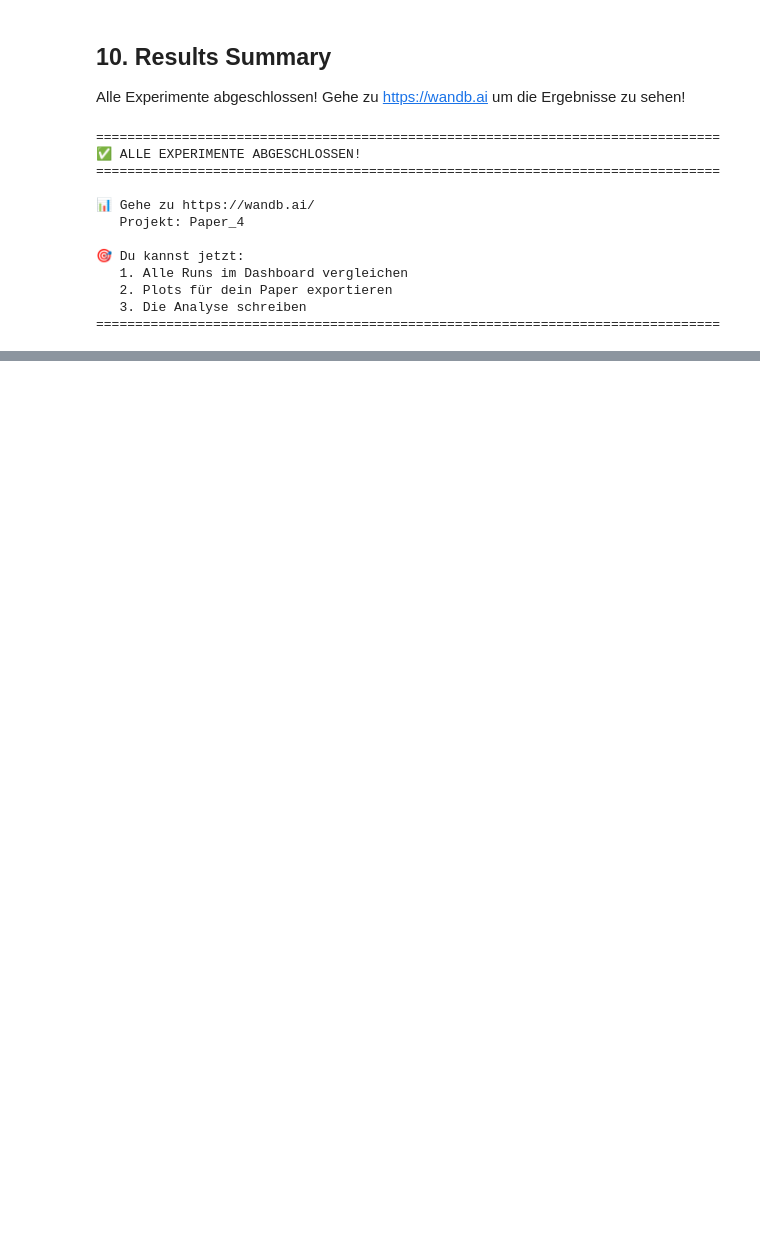
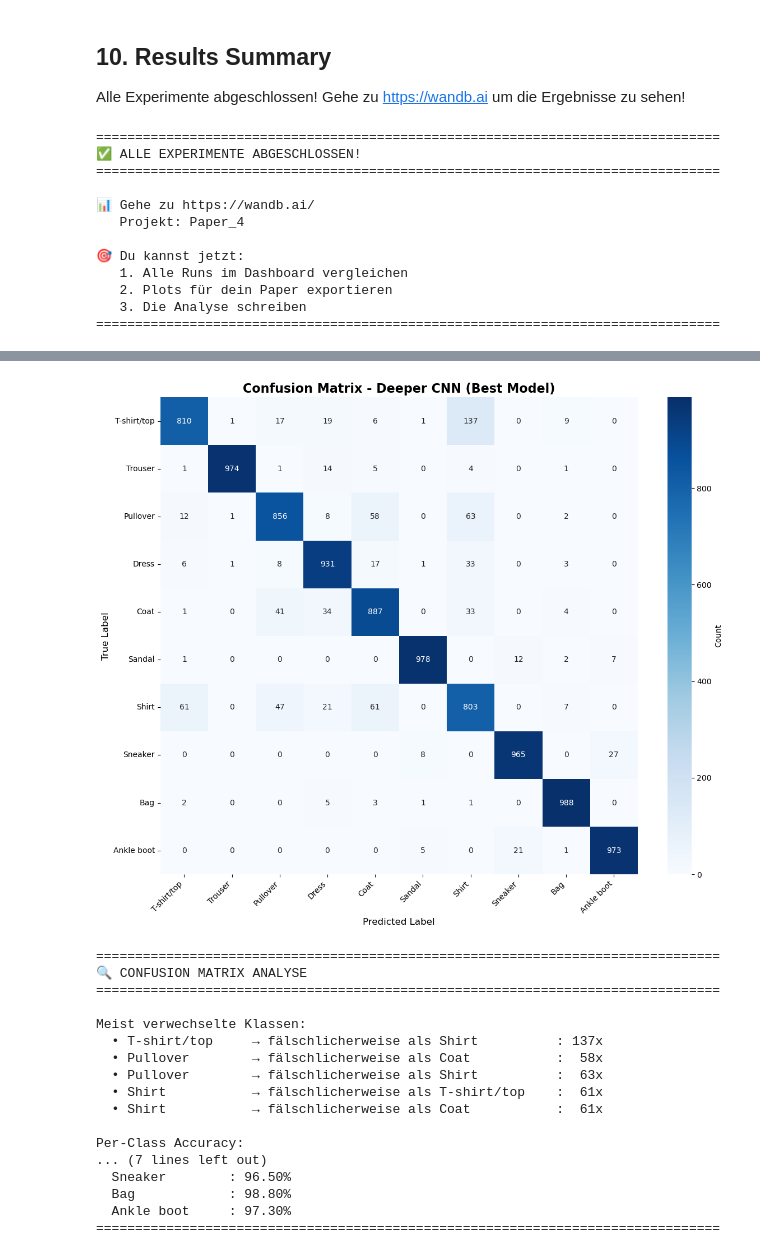
Before and after one commit to AnoukHecht/Paper_4, a Jupyter notebook: Paper_4_preloading.ipynb, the cells around one changed output, grey strips where cells are left out. Drawn from its saved outputs; the diff is of its cells as text; code cells hidden in the pictures; blank space fills up the shorter version.

```diff
--- a/Paper_4_preloading.ipynb
+++ b/Paper_4_preloading.ipynb
@@ -62,6 +88,8 @@ Hier laden wir ALLE Daten in den RAM - viel schneller!
 # ============================================
 # DATA LOADING MIT PRELOADING
 # ============================================
+
+data_loading_start = time.time()
 
 print("📦 Lade Fashion-MNIST in den Arbeitsspeicher...")
 
@@ -124,8 +152,12 @@ test_loader = DataLoader(
     batch_size=BATCH_SIZE, shuffle=False
 )
 
+# Zeit tracken
+time_tracker['data_loading'] = time.time() - data_loading_start
+
 print(f"✅ Daten geladen!")
 print(f"Train: {len(train_indices)}, Val: {len(val_indices)}, Test: {len(test_labels)}")
+print(f"⏱️  Data Loading Zeit: {time_tracker['data_loading']:.1f}s ({time_tracker['data_loading']/60:.1f} min)")
 # %% [output]
 📦 Lade Fashion-MNIST in den Arbeitsspeicher...
 ⚡ Preloading in RAM...
@@ -265,11 +298,15 @@ print("✅ Models definiert!")
 def train_model(model, config, project_name="Paper_4"):
     """Trainiert Modell und loggt zu W&B - OHNE wandb.watch()"""
 
+    # Experiment-spezifischer Timer
+    exp_start_time = time.time()
+    exp_name = config.get('run_name', 'experiment')
+
     # W&B init
     run = wandb.init(
         project=project_name,
         config=config,
-        name=config.get('run_name', 'experiment'),
+        name=exp_name,
         reinit=True
     )
 
@@ -288,7 +325,7 @@ def train_model(model, config, project_name="Paper_4"):
         model.train()
         train_loss, train_correct, train_total = 0.0, 0, 0
 
-        for images, labels in tqdm(train_loader, desc=f'Epoch {epoch+1}/{config.get("epochs", EPOCHS)}'):
+        for images, labels in tqdm(train_loader, desc=f'Epoch {epoch+1}/{config.get("epochs", EPOCHS)}', leave=False):
             images, labels = images.to(DEVICE), labels.to(DEVICE)
 
             optimizer.zero_grad()
@@ -357,7 +394,12 @@ def train_model(model, config, project_name="Paper_4"):
         'parameters': count_parameters(model)
     })
 
+    # Speichere Experiment-Zeit im globalen Tracker
+    exp_total_time = time.time() - exp_start_time
+    time_tracker['experiments'][exp_name] = exp_total_time
+
     print(f'✅ Training Complete! Best Val Acc: {best_val_acc:.2f}%')
+    print(f'⏱️  Experiment Zeit: {exp_total_time:.1f}s ({exp_total_time/60:.1f} min)')
     wandb.finish()
 
     return history, model
@@ -567,0 +820,60 @@ print("="*80)
+# %%
+# ============================================
+# CONFUSION MATRIX FÜR BESTES MODEL
+# ============================================
+
+# Erstelle Confusion Matrix
+cm = confusion_matrix(labels, preds)
+
+# Visualisierung
+plt.figure(figsize=(12, 10))
+sns.heatmap(cm, annot=True, fmt='d', cmap='Blues',
+            xticklabels=class_names,
+            yticklabels=class_names,
+            cbar_kws={'label': 'Count'})
+plt.title('Confusion Matrix - Deeper CNN (Best Model)', fontsize=16, fontweight='bold')
+plt.ylabel('True Label', fontsize=12)
+plt.xlabel('Predicted Label', fontsize=12)
+plt.xticks(rotation=45, ha='right')
+plt.yticks(rotation=0)
+plt.tight_layout()
+plt.savefig('confusion_matrix_deeper_cnn.png', dpi=300, bbox_inches='tight')
+plt.show()
+
+print("\n" + "="*80)
+print("🔍 CONFUSION MATRIX ANALYSE")
+print("="*80)
+
+# Finde häufigste Verwechslungen
+print("\nMeist verwechselte Klassen:")
+for i in range(len(class_names)):
+    for j in range(len(class_names)):
+        if i != j and cm[i, j] > 50:  # Threshold für "häufig"
+            print(f"  • {class_names[i]:15s} → fälschlicherweise als {class_names[j]:15s}: {cm[i, j]:3d}x")
+
+# Per-Class Accuracy
+print("\nPer-Class Accuracy:")
+for i, class_name in enumerate(class_names):
+    class_acc = 100 * cm[i, i] / cm[i, :].sum()
+    print(f"  {class_name:15s}: {class_acc:.2f}%")
+
+print("="*80)
+# %% [output]
+[figure, added]
+================================================================================
+🔍 CONFUSION MATRIX ANALYSE
+================================================================================
+
+Meist verwechselte Klassen:
+  • T-shirt/top     → fälschlicherweise als Shirt          : 137x
+  • Pullover        → fälschlicherweise als Coat           :  58x
+  • Pullover        → fälschlicherweise als Shirt          :  63x
+  • Shirt           → fälschlicherweise als T-shirt/top    :  61x
+  • Shirt           → fälschlicherweise als Coat           :  61x
+
+Per-Class Accuracy:
+... (7 lines left out)
+  Sneaker        : 96.50%
+  Bag            : 98.80%
+  Ankle boot     : 97.30%
+================================================================================
```
Also changed, not shown: parts of 18 cells of this notebook, 8 other files.
